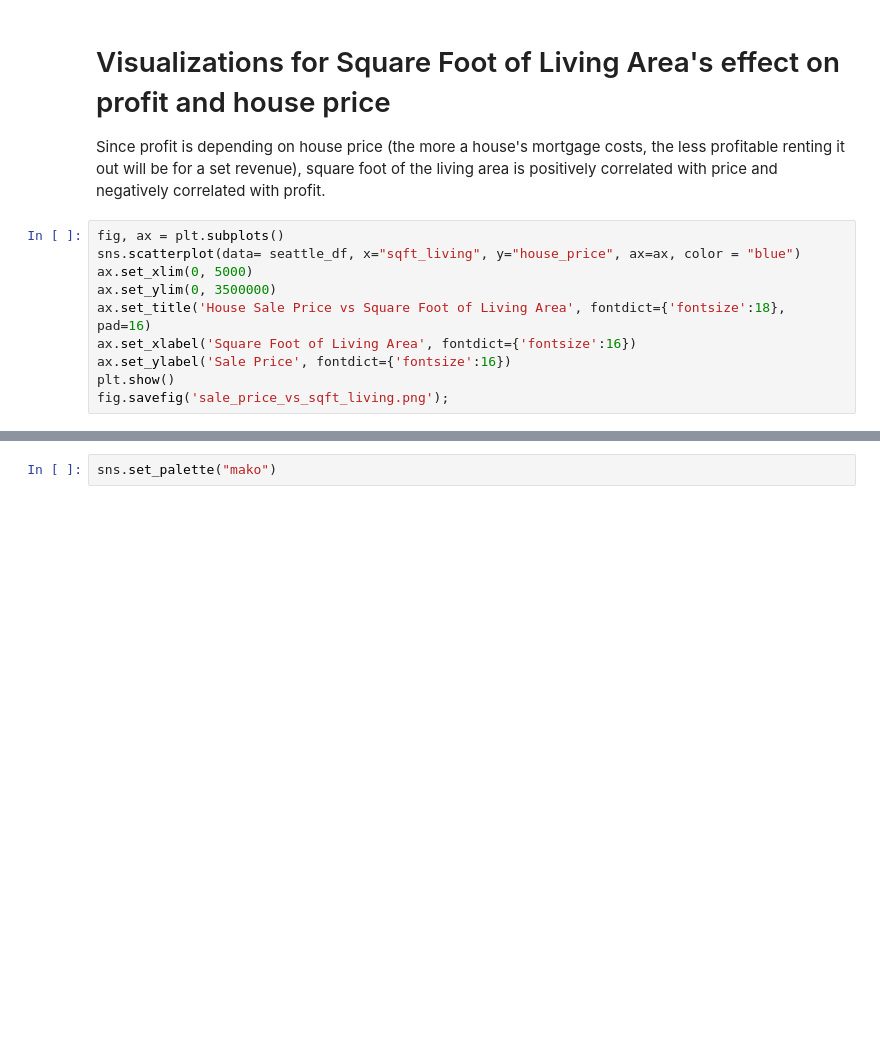
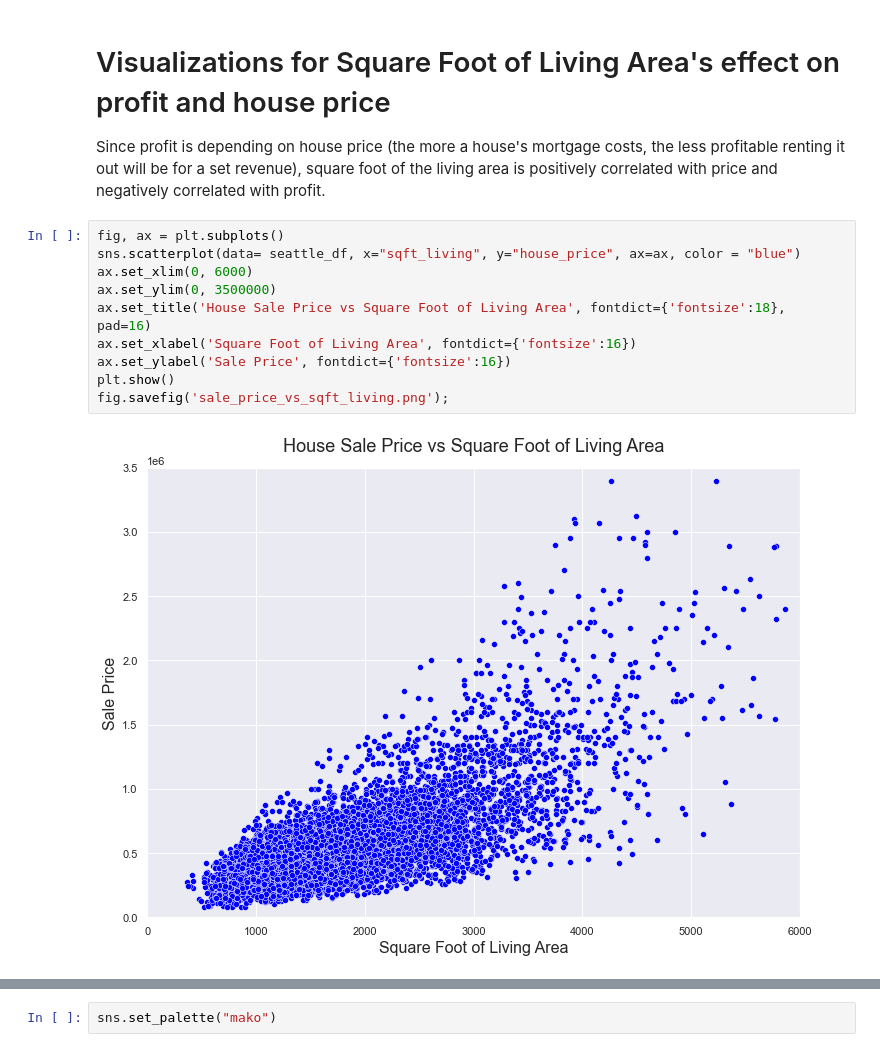
Before and after one commit to tweatherfordk/Linear-Regression-Housing-Model, a Jupyter notebook: Trystan/Airbnb Profitability Function.ipynb, the cells around one changed output, grey strips where cells are left out. Drawn from its saved outputs; the diff is of its cells as text; blank space fills up the shorter version.

```diff
--- a/Trystan/Airbnb Profitability Function.ipynb
+++ b/Trystan/Airbnb Profitability Function.ipynb
@@ -259,12 +223,14 @@ Since profit is depending on house price (the more a house's mortgage costs, the
 # %%
 fig, ax = plt.subplots()
 sns.scatterplot(data= seattle_df, x="sqft_living", y="house_price", ax=ax, color = "blue")
-ax.set_xlim(0, 5000)
+ax.set_xlim(0, 6000)
 ax.set_ylim(0, 3500000)
 ax.set_title('House Sale Price vs Square Foot of Living Area', fontdict={'fontsize':18}, pad=16)
 ax.set_xlabel('Square Foot of Living Area', fontdict={'fontsize':16})
 ax.set_ylabel('Sale Price', fontdict={'fontsize':16})
 plt.show()
 fig.savefig('sale_price_vs_sqft_living.png');
+# %% [output]
+[figure, added]
 # %%
 seattle_df.columns
```
Also changed, not shown: parts of 42 cells of this notebook, 3 other files.
